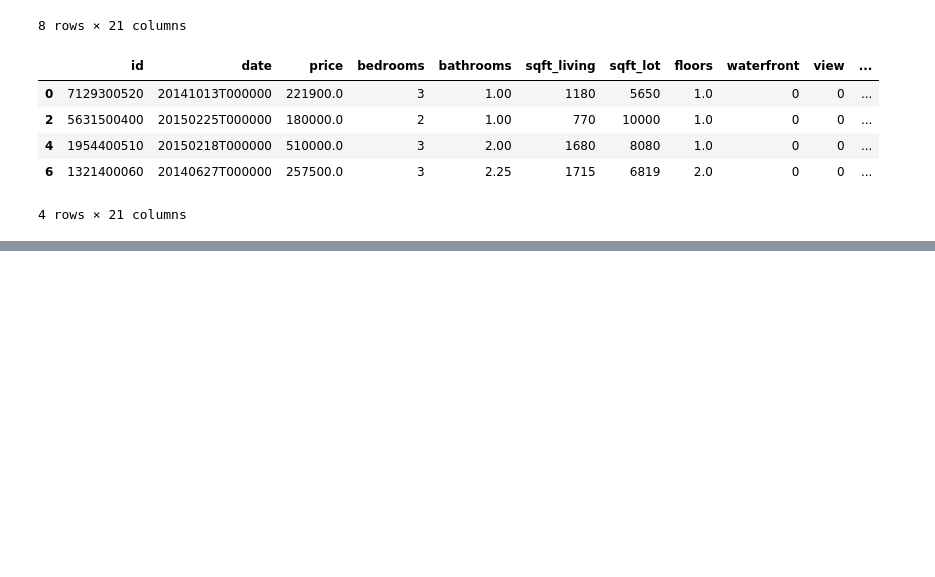
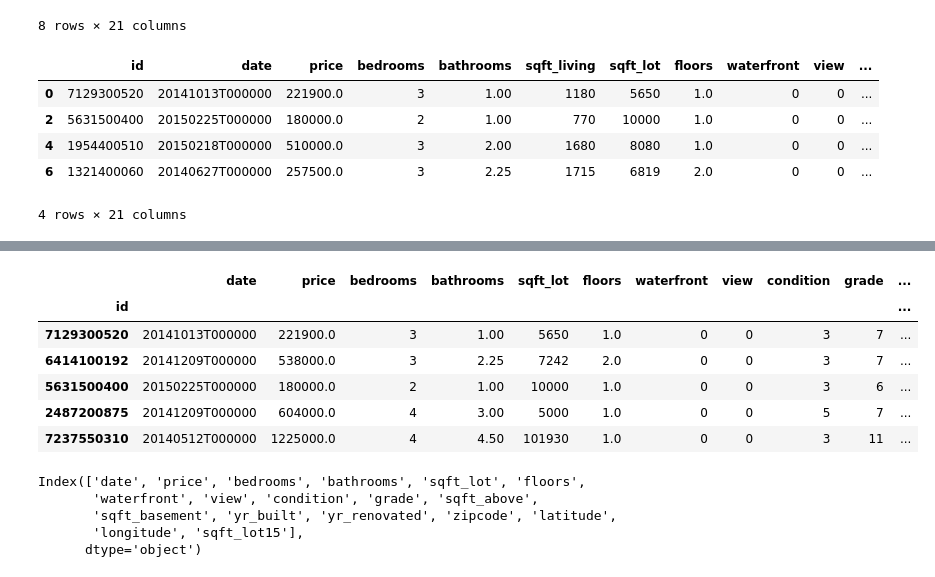
Before and after one commit to dev535H/PYTHON-DIGIPODIUM--2ND, a Jupyter notebook: data analysis/analysis.ipynb, the cells around one changed output, grey strips where cells are left out. Cells and saved outputs as stored; diff of their text form; code cells hidden in the pictures; blank space fills up the shorter version.

```diff
--- a/data analysis/analysis.ipynb
+++ b/data analysis/analysis.ipynb
@@ -205,0 +346,26 @@ df.iloc[[0,2,4,6]]
+# %%
+#deldcting rows
+df.drop(labels=[1954400510],inplace=True)#inplace is used to change permanently otherwise it will change temperorly and also we have to set a unique column according which we  have to remove the columns but in this we already set the column  above id
+df.head()
+# %% [output]
+|  | date | price | bedrooms | bathrooms | sqft_lot | floors | waterfront | view | condition | grade | ... |
+| id |  |  |  |  |  |  |  |  |  |  | ... |
+| 7129300520 | 20141013T000000 | 221900.0 | 3 | 1.00 | 5650 | 1.0 | 0 | 0 | 3 | 7 | ... |
+| 6414100192 | 20141209T000000 | 538000.0 | 3 | 2.25 | 7242 | 2.0 | 0 | 0 | 3 | 7 | ... |
+| 5631500400 | 20150225T000000 | 180000.0 | 2 | 1.00 | 10000 | 1.0 | 0 | 0 | 3 | 6 | ... |
+| 2487200875 | 20141209T000000 | 604000.0 | 4 | 3.00 | 5000 | 1.0 | 0 | 0 | 5 | 7 | ... |
+| 7237550310 | 20140512T000000 | 1225000.0 | 4 | 4.50 | 101930 | 1.0 | 0 | 0 | 3 | 11 | ... |
+# %%
+# renaming column
+name_update={
+    'lat':'latitude',
+    'long':'longitude'
+}
+df.rename(columns=name_update,inplace=True)
+df.columns
+# %% [output]
+Index(['date', 'price', 'bedrooms', 'bathrooms', 'sqft_lot', 'floors',
+       'waterfront', 'view', 'condition', 'grade', 'sqft_above',
+       'sqft_basement', 'yr_built', 'yr_renovated', 'zipcode', 'latitude',
+       'longitude', 'sqft_lot15'],
+      dtype='object')
```
Also changed, not shown: parts of 15 cells of this notebook, 3 other files.
